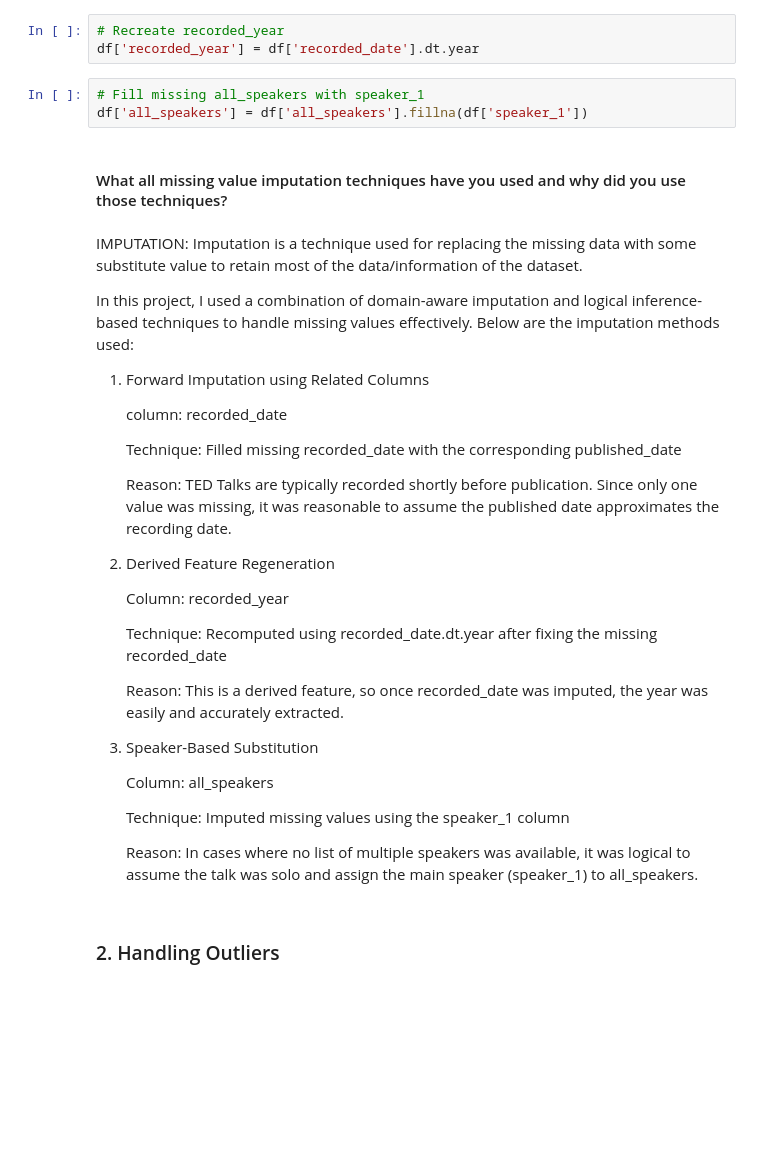
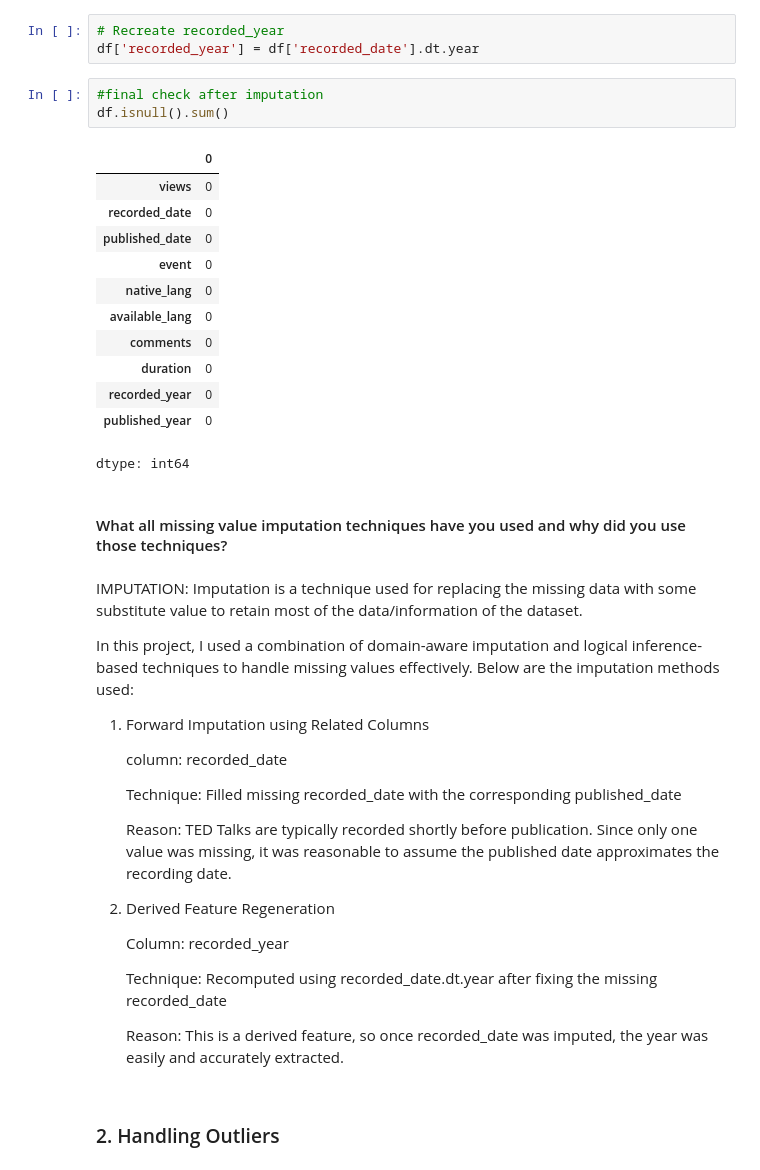
Before and after one commit to drishtigoel083/TedTalksPredictionModel, a Jupyter notebook: Ted_Talk_Views_Prediction.ipynb, the cells around one changed output. Saved outputs shown, nothing was run; the diff lists cells and outputs as text; blank space fills up the shorter version.

```diff
--- a/Ted_Talk_Views_Prediction.ipynb
+++ b/Ted_Talk_Views_Prediction.ipynb
@@ -605,9 +577,22 @@ df['recorded_date'] = df['recorded_date'].fillna(df['published_date'])
 # %%
 # Recreate recorded_year
 df['recorded_year'] = df['recorded_date'].dt.year
-# %%
-# Fill missing all_speakers with speaker_1
-df['all_speakers'] = df['all_speakers'].fillna(df['speaker_1'])
+# %%
+#final check after imputation
+df.isnull().sum()
+# %% [output]
+|  | 0 |
+| views | 0 |
+| recorded_date | 0 |
+| published_date | 0 |
+| event | 0 |
+| native_lang | 0 |
+| available_lang | 0 |
+| comments | 0 |
+| duration | 0 |
+| recorded_year | 0 |
+| published_year | 0 |
+dtype: int64
 # %% [markdown]
 #### What all missing value imputation techniques have you used and why did you use those techniques?
 # %% [markdown]
@@ -630,14 +615,6 @@ In this project, I used a combination of domain-aware imputation and logical inf
    Technique: Recomputed using recorded_date.dt.year after fixing the missing recorded_date
 
    Reason: This is a derived feature, so once recorded_date was imputed, the year was easily and accurately extracted.
-
-3. Speaker-Based Substitution
-
-   Column: all_speakers
-
-   Technique: Imputed missing values using the speaker_1 column
-
-   Reason: In cases where no list of multiple speakers was available, it was logical to assume the talk was solo and assign the main speaker (speaker_1) to all_speakers.
 # %% [markdown]
 ### 2. Handling Outliers
 # %%
```
Also changed, not shown: parts of 126 cells of this notebook.
